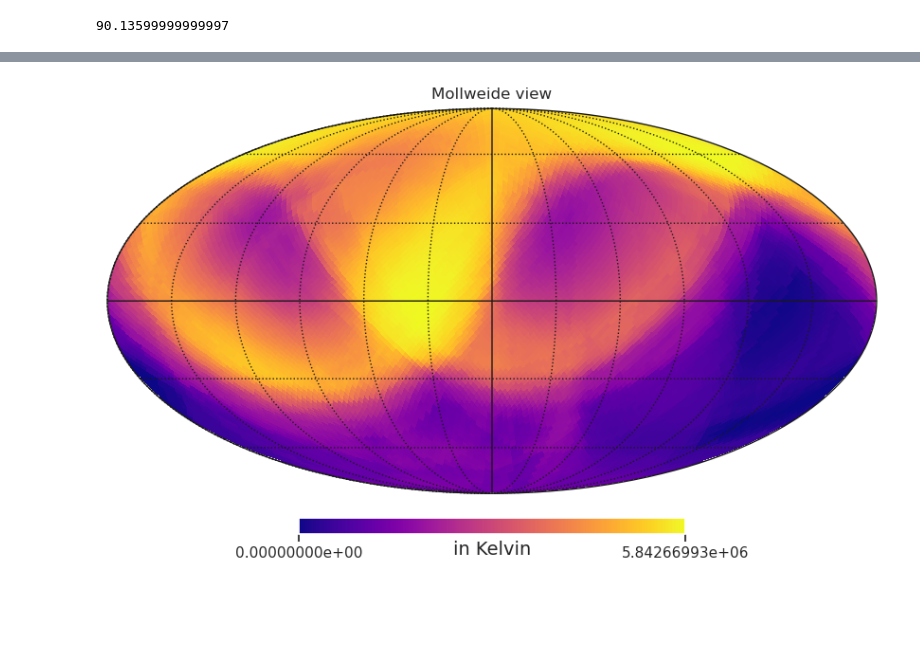
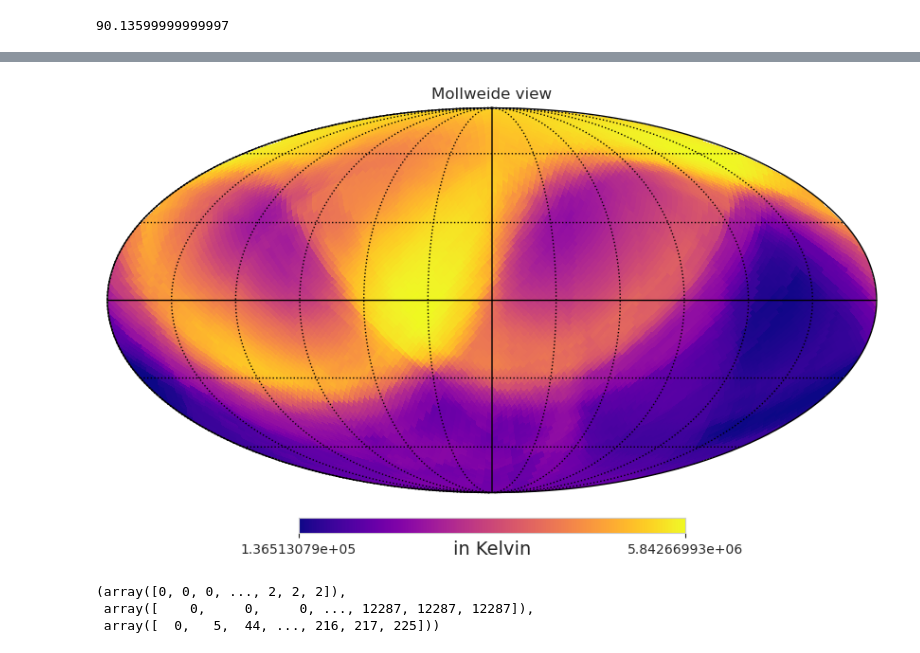
Before and after one commit to Bharatcs/rfi, a Jupyter notebook: Project/STARFIRE_main.ipynb, the cells around one changed output, grey strips where cells are left out. Cells and saved outputs as stored; diff of their text form; code cells hidden in the pictures; blank space fills up the shorter version.

```diff
--- a/Project/STARFIRE_main.ipynb
+++ b/Project/STARFIRE_main.ipynb
@@ -7,7 +7,7 @@ import numpy as np
 import healpy as hp
 import matplotlib.pyplot as plt
 import seaborn as sns
-# sns.set_style("darkgrid")
+sns.set_style("whitegrid")
 # sns.set(rc={"xtick.bottom": True, "ytick.left": True})
 from astropy.constants import c, k_B, R_earth
 import src.read_database as read_database
@@ -131,16 +122,17 @@ Execution time: 119.36608612934748 minutes
 <b> The second index represents location of the satellite(pixel number) <b>\
 <b> The third index represents range of frequencies <b>
 # %%
-sns.set_style("darkgrid")
-sns.set(rc={"xtick.bottom": True, "ytick.left": True,
-            "xtick.direction": "out", "ytick.direction": "in"}) #, "axes.edgecolor": "black"})
-munpix=hp.ang2pix(nside, 11.580224258292716,48.13469781361046,lonlat=True)
-plt.plot(freq_range,power_output[0,munpix,:], label='Munich at 400 km', color='darkorange')
+# # sns.set_style("darkgrid")
+# sns.set(rc={"xtick.bottom": True, "ytick.left": True,
+#             "xtick.direction": "out", "ytick.direction": "in"}) #, "axes.edgecolor": "black"})
+munpix=hp.ang2pix(nside, 79.00119940706838,32.79051336948348,lonlat=True)
+plt.plot(freq_range,np.zeros(len(freq_range)), label='Hanle at 400 km', color='darkorange')
 plt.xlabel('Frequency [in MHz]')
 plt.ylabel('Brightness temperature of RFI [in Kelvin]')
-plt.yscale('log')
+# plt.yscale('log')
+plt.ylim(bottom=0)
 plt.tight_layout()
 plt.legend(facecolor="white", edgecolor="black", bbox_to_anchor=(0.46, 1.01),fancybox=True, shadow=True)
-# plt.savefig("/home/sonia/Documents/RFI_PAPER/Munich_36000_new.pdf")
+# plt.savefig('/home/saurabhs/Documents/Yogen_starfire/SF_images/IC_RFIspec.pdf',dpi=600,bbox_inches='tight')
 # %% [output]
 <matplotlib.legend.Legend at 0x...>
@@ -319,8 +210,9 @@ for h in range(year_lat.shape[0]):
     dailytotal.append(sum(valz))
 # %%
 from src2.FDrule import FDrule
+sns.set_style('whitegrid')
 plt.hist(dailymax,bins=FDrule(dailymax))
 plt.xlabel('Maximum uninterrupted RFI free time per day (Minutes)')
-# plt.savefig('/home/saurabhs/Documents/Yogen_starfire/SF_images/polar_unint2.pdf',dpi=600,bbox_inches='tight')
+# plt.savefig('/home/saurabhs/Documents/Yogen_starfire/SF_images/polar_unint.pdf',dpi=600,bbox_inches='tight')
 plt.show()
 # %% [output]
@@ -580,0 +317,7 @@ hp.mollview(time,flip='geo',norm='hist')
+# %%
+from src2.FDrule import FDrule
+sns.set_style('whitegrid')
+plt.hist(dailymax,bins=FDrule(dailymax))
+plt.xlabel('Maximum uninterrupted RFI free time per day (Minutes)')
+# plt.savefig('/home/saurabhs/Documents/Yogen_starfire/SF_images/equi_unint.pdf',dpi=600,bbox_inches='tight')
+plt.show()
@@ -793,11 +492,11 @@ hp.mollview(FOM_map,flip='geo')
 # %%
 test_plot1 = np.zeros(hp.nside2npix(nside))
-test_plot1[0:np.size(power_output[1,:,150])] = power_output[2,:,144]
-hp.mollview(test_plot1,cmap='plasma',unit="in Kelvin",norm='hist',flip='geo',format= '%.8e',min=0)#,cb_orientation="vertical",title="Mollweide projection for Received power in Kelvin at 88.9MHz",flip='g')
+test_plot1[0:np.size(power_output[2,:,150])] = power_output[2,:,144]
+hp.mollview(test_plot1,cmap='plasma',unit="in Kelvin",norm='hist',flip='geo',format= '%.8e')#,cb_orientation="vertical",title="Mollweide projection for Received power in Kelvin at 88.9MHz",flip='g')
 hp.graticule()
 # plt.savefig('/home/saurabhs/Documents/Yogen_starfire/SF_images/RFI_latestHM.pdf')
 plt.show()
 # %% [output]
-[figure, old version]
+[figure, new version]
 # %%
 powercube_df=pd.DataFrame(power_output[1,:,:])
@@ -804,0 +504,6 @@ powercube_df.to_csv('/home/saurabhs/Documents/Yogen_starfire/Synth705.csv')
+# %%
+np.where(power_output[:,:,])
+# %% [output]
+(array([0, 0, 0, ..., 2, 2, 2]),
+ array([    0,     0,     0, ..., 12287, 12287, 12287]),
+ array([  0,   5,  44, ..., 216, 217, 225]))
```
Also changed, not shown: parts of 85 cells of this notebook, 8 other files.
